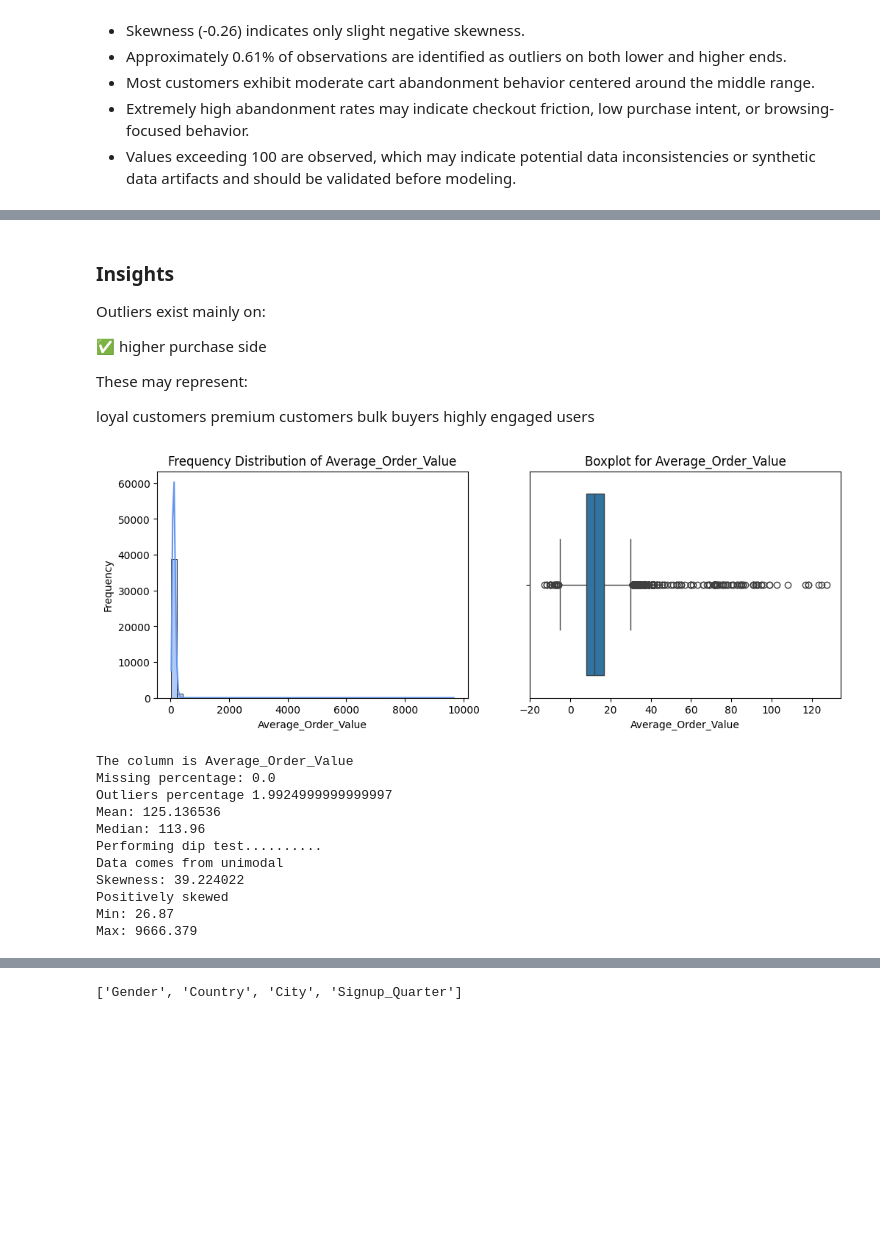
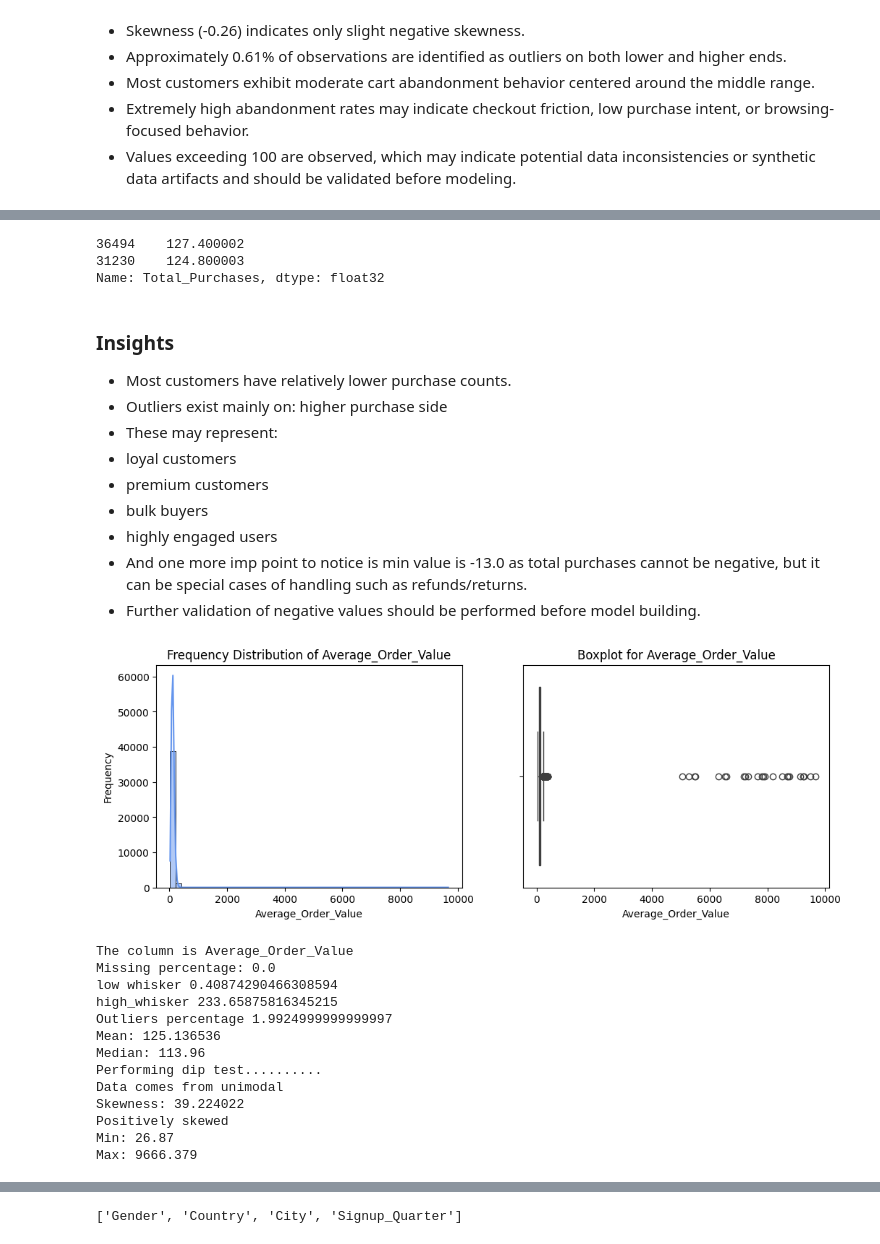
Before and after one commit to laharitummala-tech/Customer-Churn-Intelligence-Retention-System, a Jupyter notebook: notebooks/01_churn_model_building.ipynb, the cells around one changed output, grey strips where cells are left out. Saved outputs shown, nothing was run; the diff lists cells and outputs as text; code cells hidden in the pictures; blank space fills up the shorter version.

```diff
--- a/notebooks/01_churn_model_building.ipynb
+++ b/notebooks/01_churn_model_building.ipynb
@@ -819,37 +894,44 @@ Skewness: 2.4730644
 Positively skewed
 Min: -13.0
 Max: 127.4
+# %%
+df["Total_Purchases"].nlargest(2)
+# %% [output]
+36494    127.400002
+31230    124.800003
+Name: Total_Purchases, dtype: float32
 # %% [markdown]
 ### Insights
-Outliers exist mainly on:
-
-✅ higher purchase side
-
-These may represent:
-
-loyal customers
-premium customers
-bulk buyers
-highly engaged users
+* Most customers have relatively lower purchase counts.
+* Outliers exist mainly on: higher purchase side
+* These may represent:
+* loyal customers
+* premium customers
+* bulk buyers
+* highly engaged users
+* And one more imp point to notice is min value is -13.0 as total purchases  cannot be negative, but it can be special cases of handling such as refunds/returns.
+* Further validation of negative values should be performed before model building.
 # %%
 figure,axes = plt.subplots(1,2,figsize=(12,4))
 sns.histplot(data=df,x="Average_Order_Value",color="cornflowerblue",kde=True,bins=50,ax=axes[0])
 axes[0].set_title("Frequency Distribution of Average_Order_Value")
 axes[0].set_xlabel("Average_Order_Value")
 axes[0].set_ylabel("Frequency")
 
-sns.boxplot(data=df,x="Total_Purchases",ax=axes[1])
+sns.boxplot(data=df,x="Average_Order_Value",ax=axes[1])
 axes[1].set_title("Boxplot for Average_Order_Value")
 axes[1].set_xlabel("Average_Order_Value")
 
 plt.show()
 
 insights_age = UniInsights(df,"Average_Order_Value")
 insights_age.flow()
 # %% [output]
-[figure, old version]
+[figure, new version]
 The column is Average_Order_Value
 Missing percentage: 0.0
+low whisker 0.40874290466308594
+high_whisker 233.65875816345215
 Outliers percentage 1.9924999999999997
 Mean: 125.136536
 Median: 113.96
```
Also changed, not shown: parts of 54 cells of this notebook.
